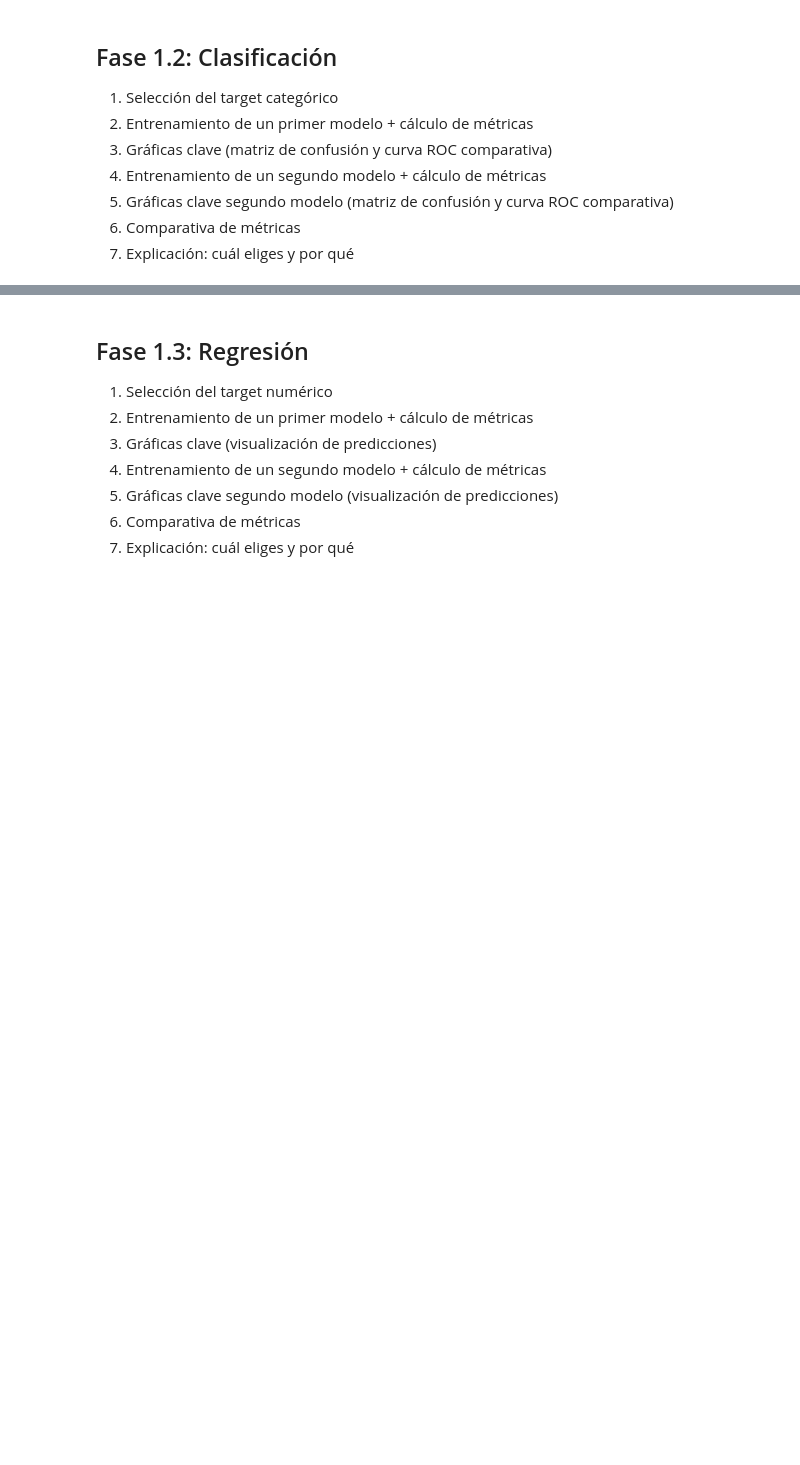
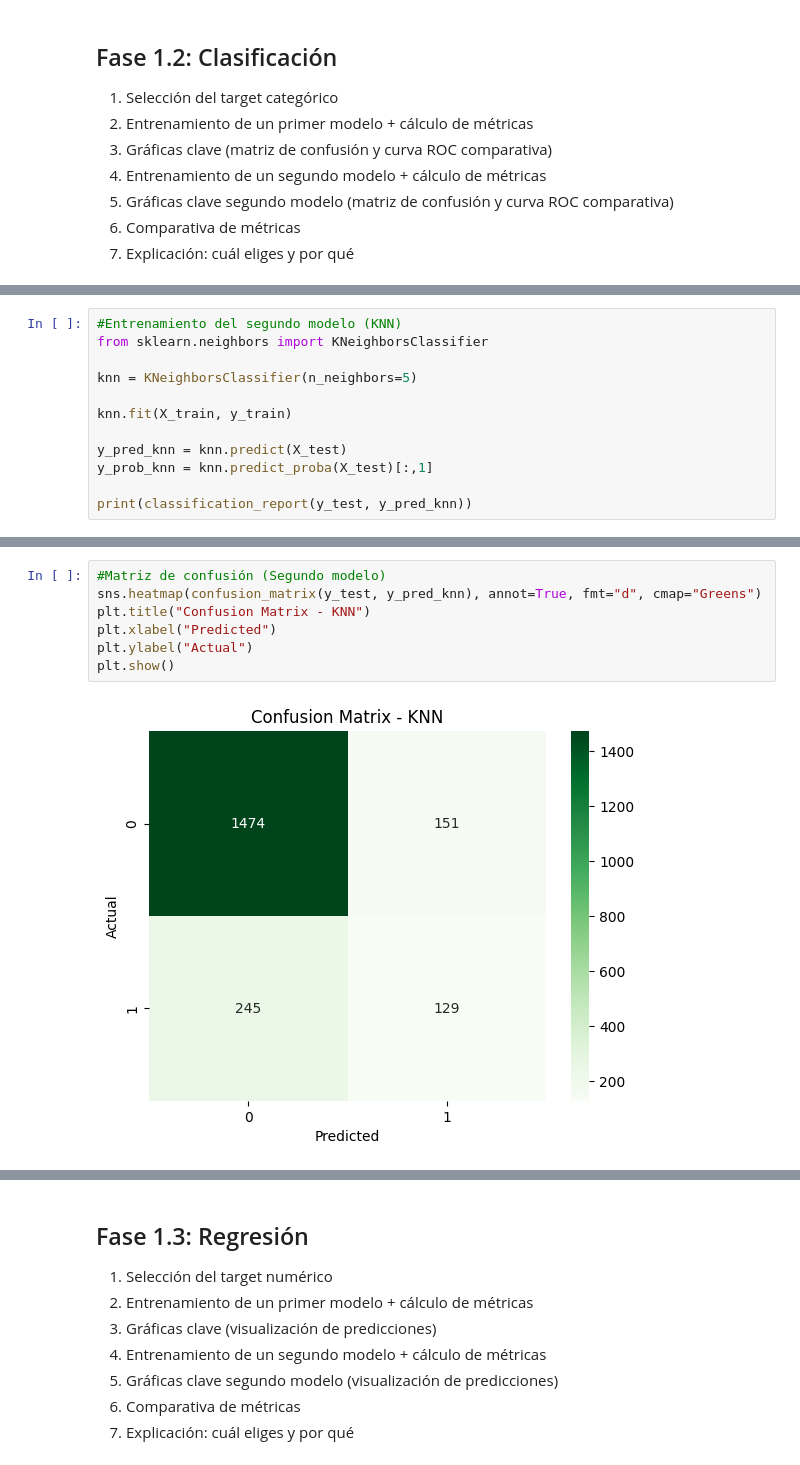
Before and after one commit to sofibarbeito/INESDI_Data-Science_ML_IA, a Jupyter notebook: [00] - Workshops/Workshop_ML_PartTime.ipynb, the cells around one changed output, grey strips where cells are left out. Cells and saved outputs as stored; diff of their text form; blank space fills up the shorter version.

```diff
--- a/[00] - Workshops/Workshop_ML_PartTime.ipynb
+++ b/[00] - Workshops/Workshop_ML_PartTime.ipynb
@@ -302,0 +378,12 @@ plt.show()
+# %%
+#Entrenamiento del segundo modelo (KNN)
+from sklearn.neighbors import KNeighborsClassifier
+
+knn = KNeighborsClassifier(n_neighbors=5)
+
+knn.fit(X_train, y_train)
+
+y_pred_knn = knn.predict(X_test)
+y_prob_knn = knn.predict_proba(X_test)[:,1]
+
+print(classification_report(y_test, y_pred_knn))
@@ -302,0 +399,9 @@ plt.show()
+# %%
+#Matriz de confusión (Segundo modelo)
+sns.heatmap(confusion_matrix(y_test, y_pred_knn), annot=True, fmt="d", cmap="Greens")
+plt.title("Confusion Matrix - KNN")
+plt.xlabel("Predicted")
+plt.ylabel("Actual")
+plt.show()
+# %% [output]
+[figure, added]
```
Also changed, not shown: parts of 9 cells of this notebook.
